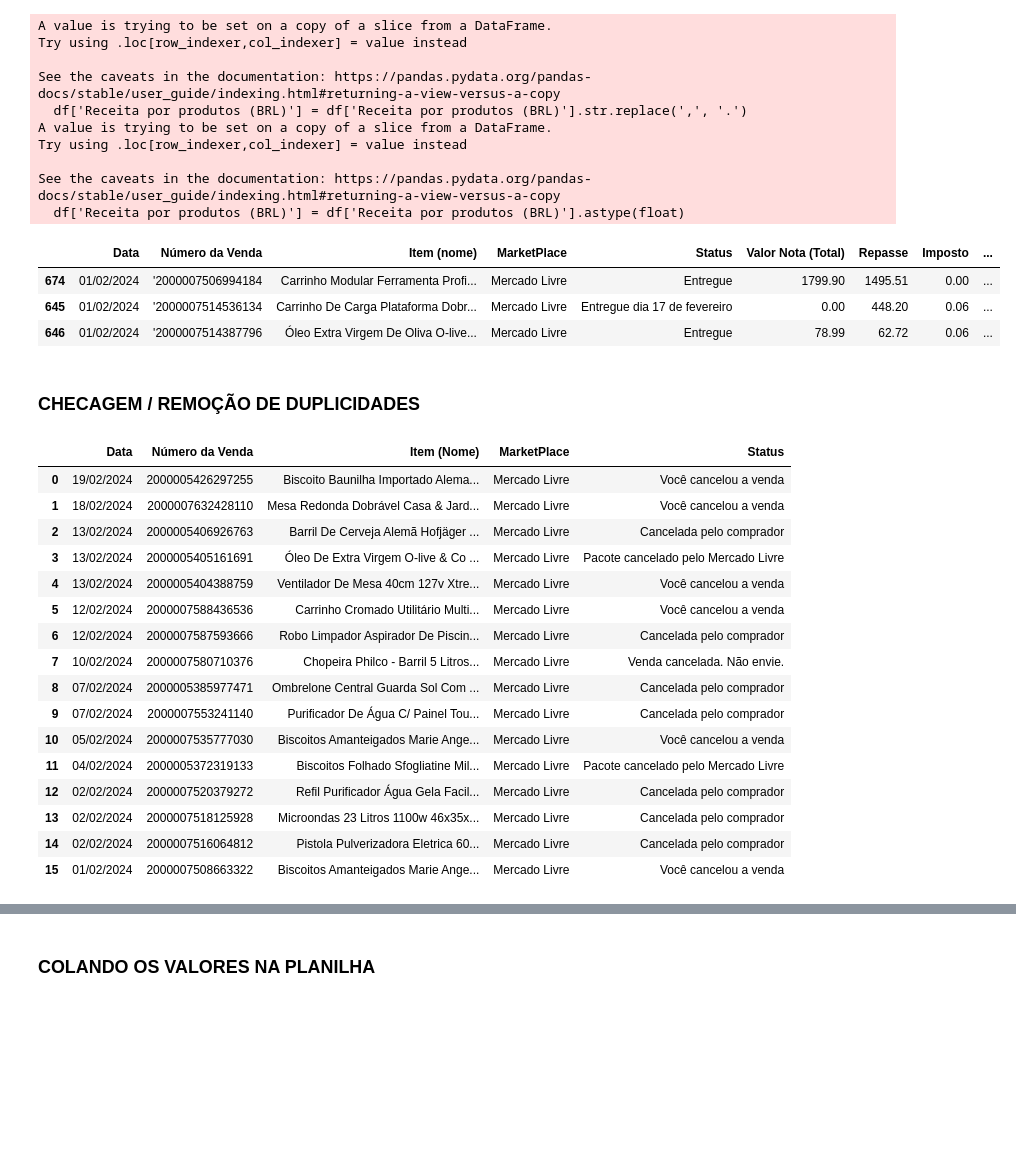
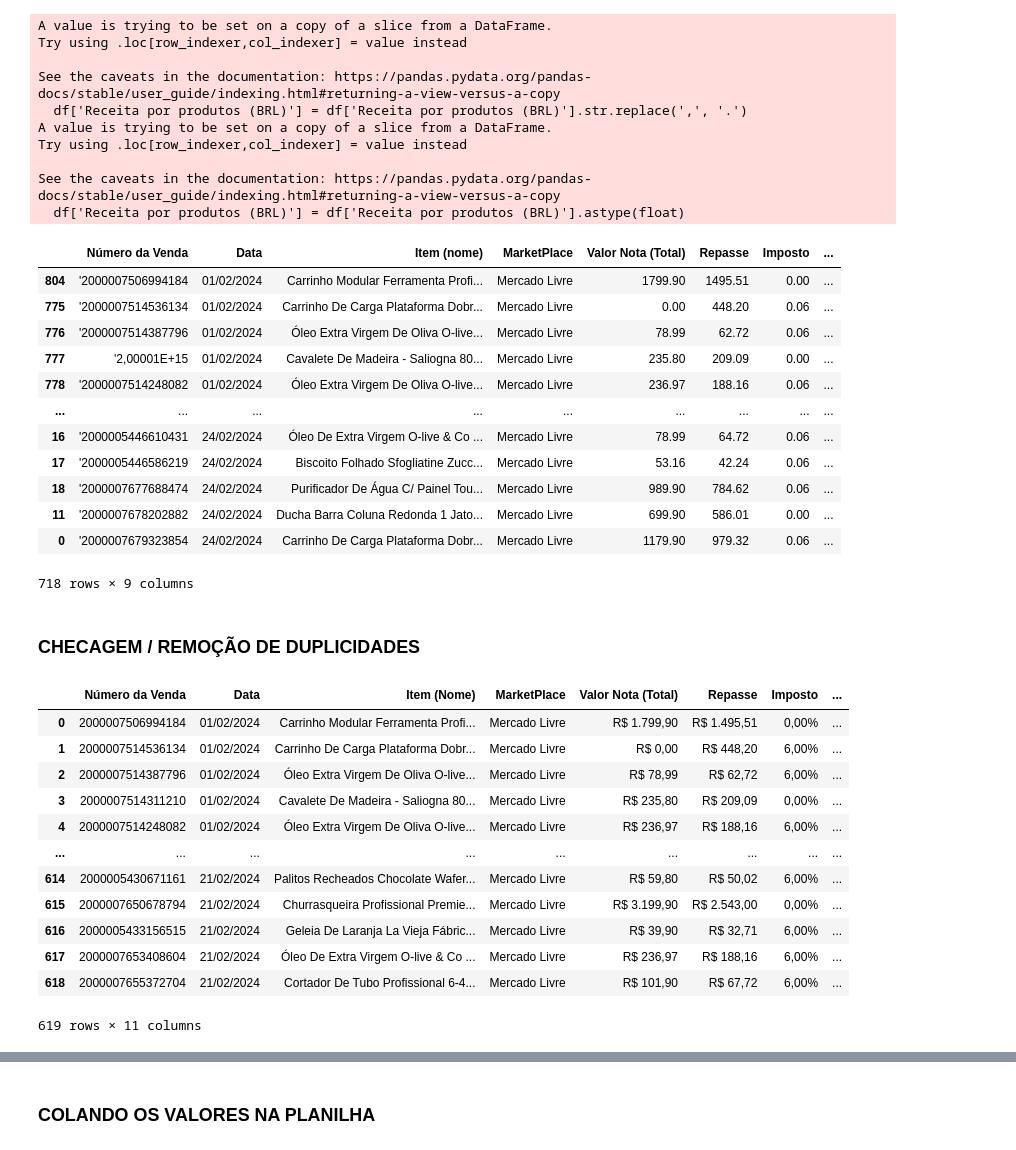
Before and after one commit to pietro-licenza/brazil_direct, a Jupyter notebook: pedidos_ml/dev.ipynb, the cells around one changed output, grey strips where cells are left out. Cells and saved outputs as stored; diff of their text form; code cells hidden in the pictures; blank space fills up the shorter version.

```diff
--- a/pedidos_ml/dev.ipynb
+++ b/pedidos_ml/dev.ipynb
@@ -99,13 +128,22 @@ See the caveats in the documentation: https://pandas.pydata.org/pandas-docs/stab
 # %%
 
 #! captura o dataframe inicial e aplica as regras gerando o final do mercado livre
 df_final_enviados_ml = cria_df_enviados_ml(enviados_ml)
-df_final_enviados_ml.head(3)
+df_final_enviados_ml
 # %% [output]
-|  | Data | Número da Venda | Item (nome) | MarketPlace | Status | Valor Nota (Total) | Repasse | Imposto | ... |
-| 674 | 01/02/2024 | '2000007506994184 | Carrinho Modular Ferramenta Profi... | Mercado Livre | Entregue | 1799.90 | 1495.51 | 0.00 | ... |
-| 645 | 01/02/2024 | '2000007514536134 | Carrinho De Carga Plataforma Dobr... | Mercado Livre | Entregue dia 17 de fevereiro | 0.00 | 448.20 | 0.06 | ... |
-| 646 | 01/02/2024 | '2000007514387796 | Óleo Extra Virgem De Oliva O-live... | Mercado Livre | Entregue | 78.99 | 62.72 | 0.06 | ... |
+|  | Número da Venda | Data | Item (nome) | MarketPlace | Valor Nota (Total) | Repasse | Imposto | ... |
+| 804 | '2000007506994184 | 01/02/2024 | Carrinho Modular Ferramenta Profi... | Mercado Livre | 1799.90 | 1495.51 | 0.00 | ... |
+| 775 | '2000007514536134 | 01/02/2024 | Carrinho De Carga Plataforma Dobr... | Mercado Livre | 0.00 | 448.20 | 0.06 | ... |
+| 776 | '2000007514387796 | 01/02/2024 | Óleo Extra Virgem De Oliva O-live... | Mercado Livre | 78.99 | 62.72 | 0.06 | ... |
+| 777 | '2,00001E+15 | 01/02/2024 | Cavalete De Madeira - Saliogna 80... | Mercado Livre | 235.80 | 209.09 | 0.00 | ... |
+| 778 | '2000007514248082 | 01/02/2024 | Óleo Extra Virgem De Oliva O-live... | Mercado Livre | 236.97 | 188.16 | 0.06 | ... |
+| ... | ... | ... | ... | ... | ... | ... | ... | ... |
+| 16 | '2000005446610431 | 24/02/2024 | Óleo De Extra Virgem O-live & Co ... | Mercado Livre | 78.99 | 64.72 | 0.06 | ... |
+| 17 | '2000005446586219 | 24/02/2024 | Biscoito Folhado Sfogliatine Zucc... | Mercado Livre | 53.16 | 42.24 | 0.06 | ... |
+| 18 | '2000007677688474 | 24/02/2024 | Purificador De Água C/ Painel Tou... | Mercado Livre | 989.90 | 784.62 | 0.06 | ... |
+| 11 | '2000007678202882 | 24/02/2024 | Ducha Barra Coluna Redonda 1 Jato... | Mercado Livre | 699.90 | 586.01 | 0.00 | ... |
+| 0 | '2000007679323854 | 24/02/2024 | Carrinho De Carga Plataforma Dobr... | Mercado Livre | 1179.90 | 979.32 | 0.06 | ... |
+718 rows × 9 columns
 # %% [markdown]
 ### CHECAGEM / REMOÇÃO DE DUPLICIDADES
 # %%
@@ -117,25 +155,21 @@ df_desejado_cancelados = captura_df_desejado(tipo="Cancelados", sheet=sheet)
 df_desejado_reembolso  = captura_df_desejado(tipo="Reembolso", sheet=sheet)
 
 df_desejado_enviados   = captura_df_desejado(tipo="Enviados", sheet=sheet)
-df_desejado_cancelados
+df_desejado_enviados
 # %% [output]
-|  | Data | Número da Venda | Item (Nome) | MarketPlace | Status |
-| 0 | 19/02/2024 | 2000005426297255 | Biscoito Baunilha Importado Alema... | Mercado Livre | Você cancelou a venda |
-| 1 | 18/02/2024 | 2000007632428110 | Mesa Redonda Dobrável Casa & Jard... | Mercado Livre | Você cancelou a venda |
-| 2 | 13/02/2024 | 2000005406926763 | Barril De Cerveja Alemã Hofjäger ... | Mercado Livre | Cancelada pelo comprador |
-| 3 | 13/02/2024 | 2000005405161691 | Óleo De Extra Virgem O-live & Co ... | Mercado Livre | Pacote cancelado pelo Mercado Livre |
-| 4 | 13/02/2024 | 2000005404388759 | Ventilador De Mesa 40cm 127v Xtre... | Mercado Livre | Você cancelou a venda |
-| 5 | 12/02/2024 | 2000007588436536 | Carrinho Cromado Utilitário Multi... | Mercado Livre | Você cancelou a venda |
-| 6 | 12/02/2024 | 2000007587593666 | Robo Limpador Aspirador De Piscin... | Mercado Livre | Cancelada pelo comprador |
-| 7 | 10/02/2024 | 2000007580710376 | Chopeira Philco - Barril 5 Litros... | Mercado Livre | Venda cancelada. Não envie. |
-| 8 | 07/02/2024 | 2000005385977471 | Ombrelone Central Guarda Sol Com ... | Mercado Livre | Cancelada pelo comprador |
-| 9 | 07/02/2024 | 2000007553241140 | Purificador De Água C/ Painel Tou... | Mercado Livre | Cancelada pelo comprador |
-| 10 | 05/02/2024 | 2000007535777030 | Biscoitos Amanteigados Marie Ange... | Mercado Livre | Você cancelou a venda |
-| 11 | 04/02/2024 | 2000005372319133 | Biscoitos Folhado Sfogliatine Mil... | Mercado Livre | Pacote cancelado pelo Mercado Livre |
-| 12 | 02/02/2024 | 2000007520379272 | Refil Purificador Água Gela Facil... | Mercado Livre | Cancelada pelo comprador |
-| 13 | 02/02/2024 | 2000007518125928 | Microondas 23 Litros 1100w 46x35x... | Mercado Livre | Cancelada pelo comprador |
-| 14 | 02/02/2024 | 2000007516064812 | Pistola Pulverizadora Eletrica 60... | Mercado Livre | Cancelada pelo comprador |
-| 15 | 01/02/2024 | 2000007508663322 | Biscoitos Amanteigados Marie Ange... | Mercado Livre | Você cancelou a venda |
+|  | Número da Venda | Data | Item (Nome) | MarketPlace | Valor Nota (Total) | Repasse | Imposto | ... |
+| 0 | 2000007506994184 | 01/02/2024 | Carrinho Modular Ferramenta Profi... | Mercado Livre | R$ 1.799,90 | R$ 1.495,51 | 0,00% | ... |
+| 1 | 2000007514536134 | 01/02/2024 | Carrinho De Carga Plataforma Dobr... | Mercado Livre | R$ 0,00 | R$ 448,20 | 6,00% | ... |
+| 2 | 2000007514387796 | 01/02/2024 | Óleo Extra Virgem De Oliva O-live... | Mercado Livre | R$ 78,99 | R$ 62,72 | 6,00% | ... |
+| 3 | 2000007514311210 | 01/02/2024 | Cavalete De Madeira - Saliogna 80... | Mercado Livre | R$ 235,80 | R$ 209,09 | 0,00% | ... |
+| 4 | 2000007514248082 | 01/02/2024 | Óleo Extra Virgem De Oliva O-live... | Mercado Livre | R$ 236,97 | R$ 188,16 | 6,00% | ... |
+| ... | ... | ... | ... | ... | ... | ... | ... | ... |
+| 614 | 2000005430671161 | 21/02/2024 | Palitos Recheados Chocolate Wafer... | Mercado Livre | R$ 59,80 | R$ 50,02 | 6,00% | ... |
+| 615 | 2000007650678794 | 21/02/2024 | Churrasqueira Profissional Premie... | Mercado Livre | R$ 3.199,90 | R$ 2.543,00 | 0,00% | ... |
+| 616 | 2000005433156515 | 21/02/2024 | Geleia De Laranja La Vieja Fábric... | Mercado Livre | R$ 39,90 | R$ 32,71 | 6,00% | ... |
+| 617 | 2000007653408604 | 21/02/2024 | Óleo De Extra Virgem O-live & Co ... | Mercado Livre | R$ 236,97 | R$ 188,16 | 6,00% | ... |
+| 618 | 2000007655372704 | 21/02/2024 | Cortador De Tubo Profissional 6-4... | Mercado Livre | R$ 101,90 | R$ 67,72 | 6,00% | ... |
+619 rows × 11 columns
 # %%
 
 #? Checagem de duplicidade para enviados, cancelados e reembolso / devolução
```
Also changed, not shown: parts of 5 cells of this notebook, 1 other file.
